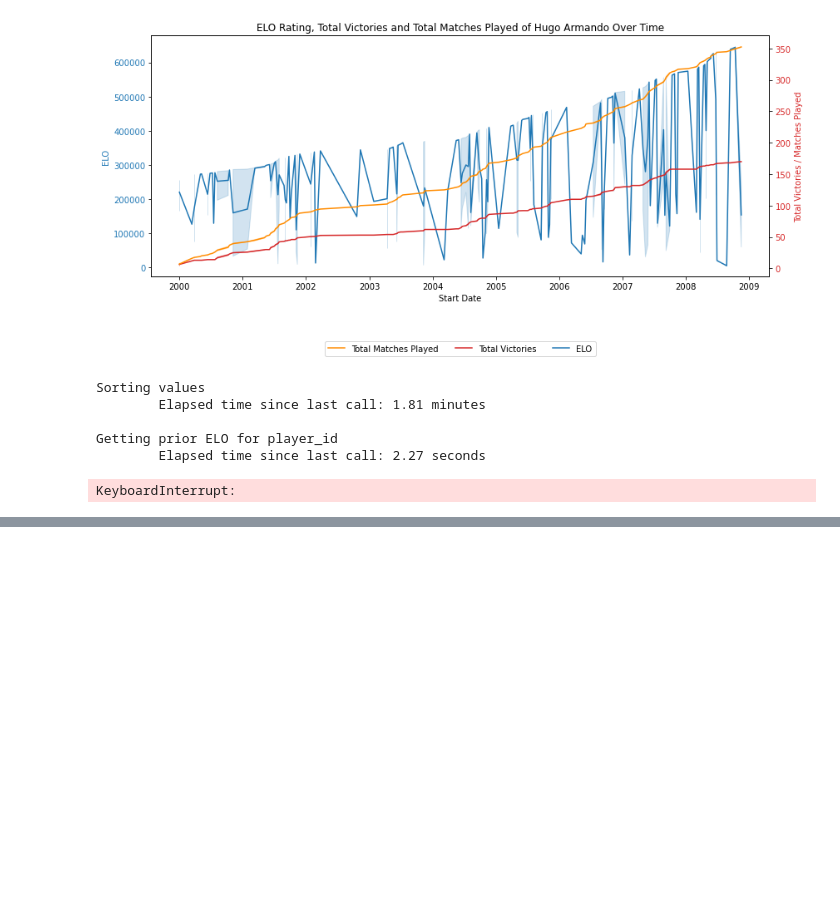
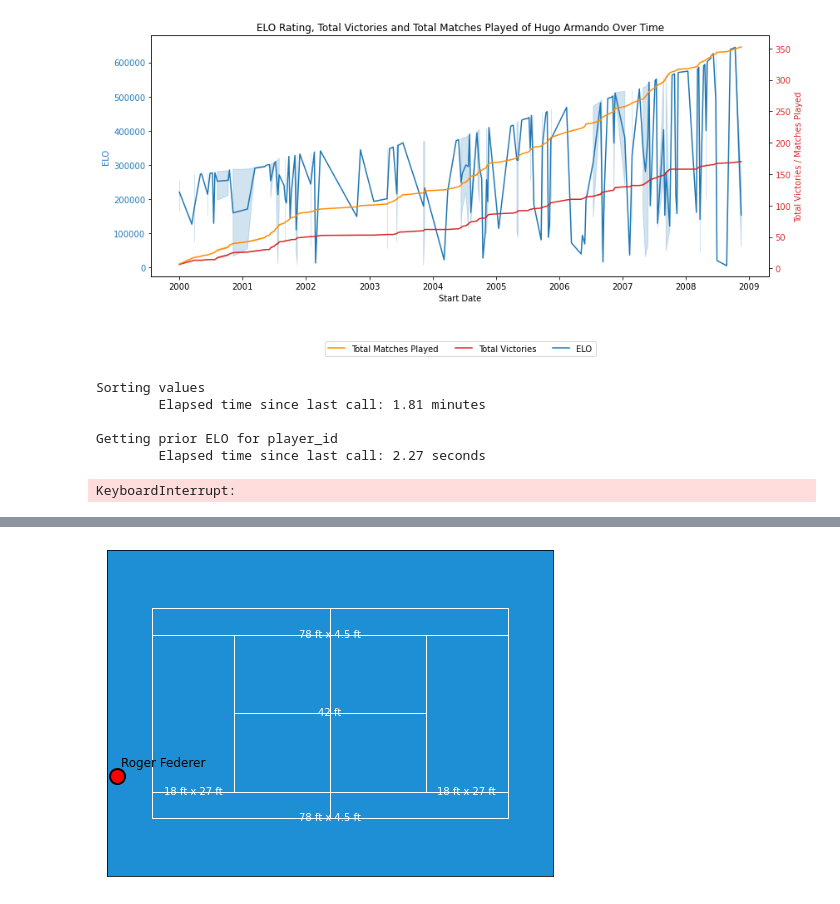
Before and after one commit to nschimmoller/model-card-tennis, a Jupyter notebook: tennis_betting_ml/tennis_model.ipynb, the cells around one changed output, grey strips where cells are left out. Cells and saved outputs as stored; diff of their text form; code cells hidden in the pictures; blank space fills up the shorter version.

```diff
--- a/tennis_betting_ml/tennis_model.ipynb
+++ b/tennis_betting_ml/tennis_model.ipynb
@@ -561,0 +558,5 @@ player1.plot_court_position(court_position=(-.1, 0.8))
+# %%
+player1.plot_court_position(court_position=(-.1, 0.2))
+player1.plot_court_position(court_position=(-.1, 0.8))
+# %% [output]
+[figure, added]
```
Also changed, not shown: parts of 11 cells of this notebook, 1 other file.
